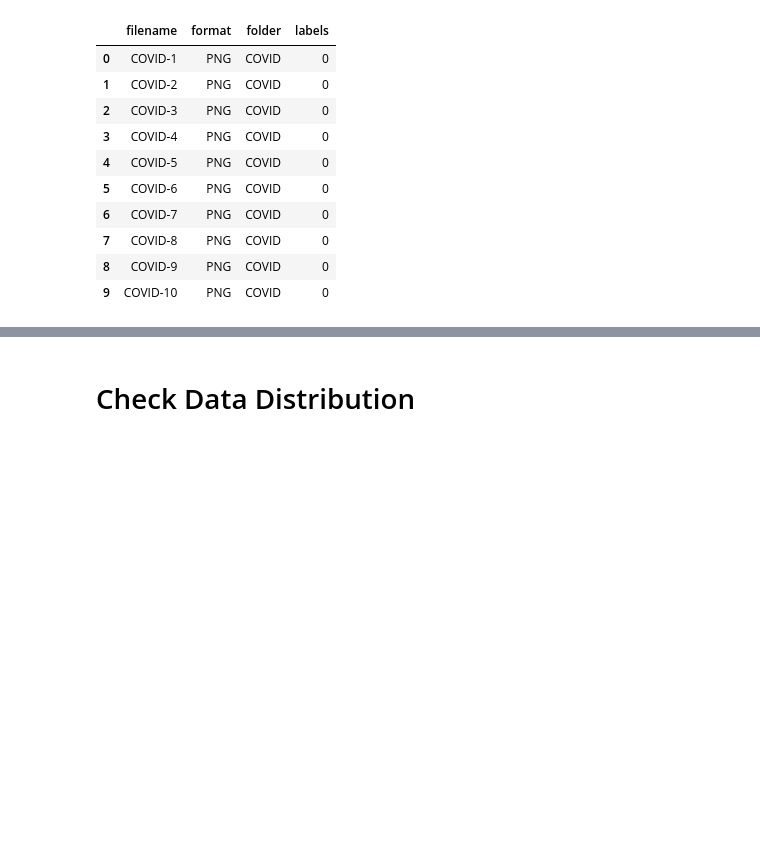
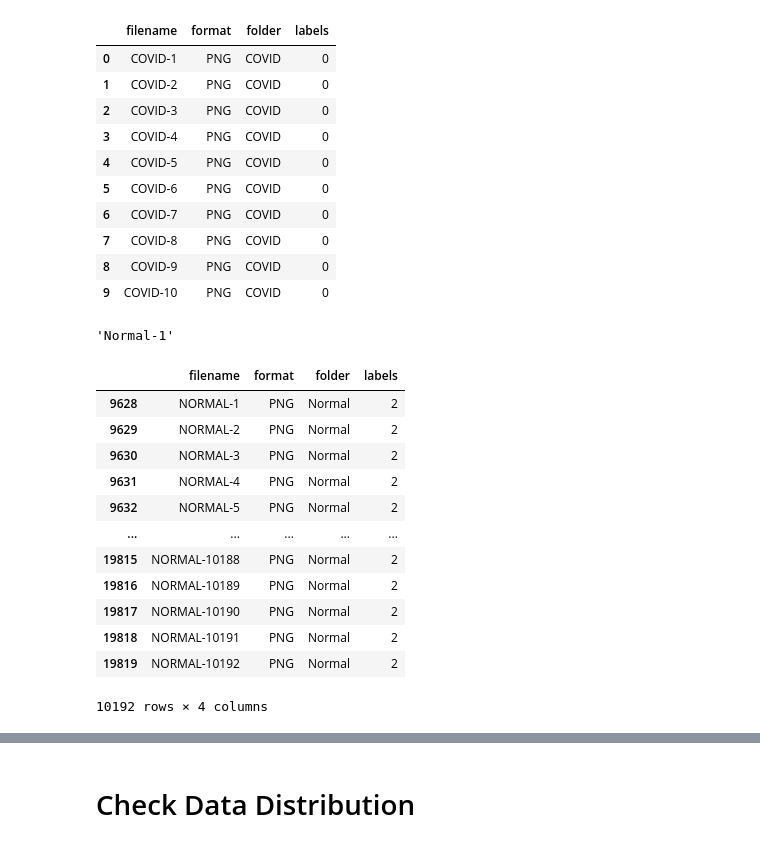
Before and after one commit to Clayrisee/BachelorsProject-Covid19Detection, a Jupyter notebook: Utils/notebook_preprocessing.ipynb, the cells around one changed output, grey strips where cells are left out. Saved outputs shown, nothing was run; the diff lists cells and outputs as text; code cells hidden in the pictures; blank space fills up the shorter version.

```diff
--- a/Utils/notebook_preprocessing.ipynb
+++ b/Utils/notebook_preprocessing.ipynb
@@ -84,0 +95,20 @@ final_label.head(10)
+# %%
+rename_normal_filename('NORMAL-1')
+# %% [output]
+'Normal-1'
+# %%
+final_label[final_label.folder == 'Normal']
+# %% [output]
+|  | filename | format | folder | labels |
+| 9628 | NORMAL-1 | PNG | Normal | 2 |
+| 9629 | NORMAL-2 | PNG | Normal | 2 |
+| 9630 | NORMAL-3 | PNG | Normal | 2 |
+| 9631 | NORMAL-4 | PNG | Normal | 2 |
+| 9632 | NORMAL-5 | PNG | Normal | 2 |
+| ... | ... | ... | ... | ... |
+| 19815 | NORMAL-10188 | PNG | Normal | 2 |
+| 19816 | NORMAL-10189 | PNG | Normal | 2 |
+| 19817 | NORMAL-10190 | PNG | Normal | 2 |
+| 19818 | NORMAL-10191 | PNG | Normal | 2 |
+| 19819 | NORMAL-10192 | PNG | Normal | 2 |
+10192 rows × 4 columns
```
Also changed, not shown: parts of 8 cells of this notebook, 3 other files.
